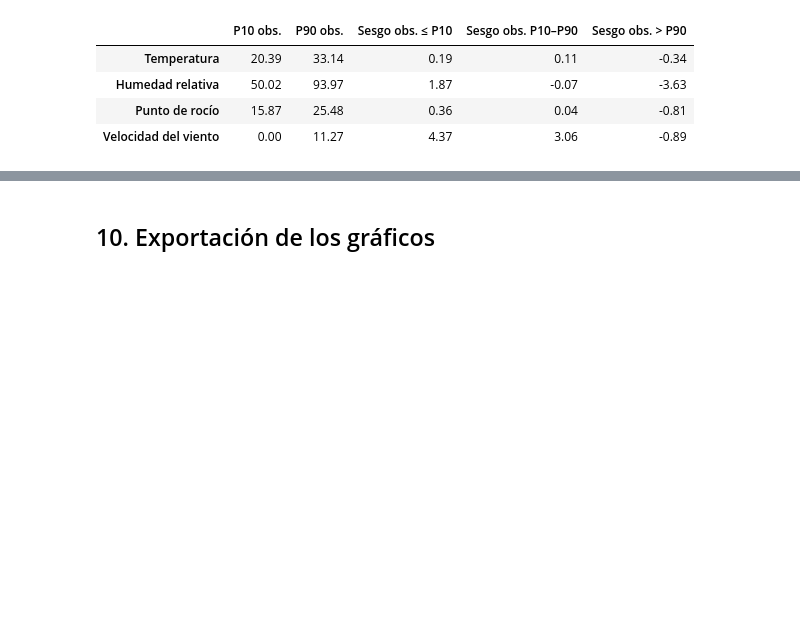
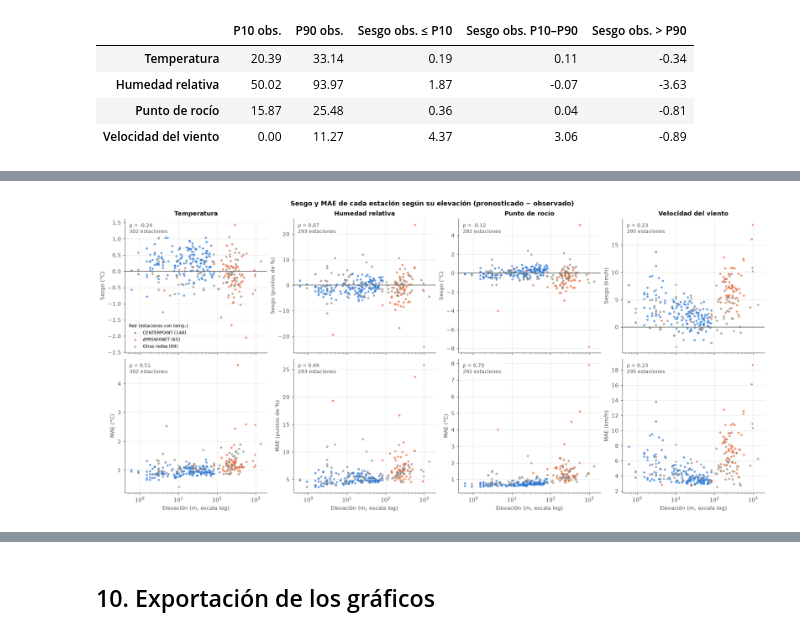
Before and after one commit to franconieto3/TPI_Taller_analisis_de_datos, a Jupyter notebook: notebooks/relaciones-bivariadas.ipynb, the cells around one changed output, grey strips where cells are left out. Drawn from its saved outputs; the diff is of its cells as text; code cells hidden in the pictures; blank space fills up the shorter version.

```diff
--- a/notebooks/relaciones-bivariadas.ipynb
+++ b/notebooks/relaciones-bivariadas.ipynb
@@ -595,7 +588,7 @@ def vector_medio(d):
 
 pares_viento = mp.dropna(subset=['obs_windspeed_kmh', 'fcst_windspeed_kmh'])
 pares_viento = pares_viento.assign(error=pares_viento['obs_windspeed_kmh'] - pares_viento['fcst_windspeed_kmh'])
-coords = estaciones.set_index('id')[['latitud', 'longitud']]
+coords = estaciones.set_index('station_id')[['latitud', 'longitud']]
 
 viento_estacion = (con_dir.groupby('station_id')[['u', 'v', 'obs_windspeed_kmh']].apply(vector_medio)
                    .query('n >= 100')
@@ -681,11 +674,9 @@ Resumen por franja de latitud. Se repite sin APRSWXNET para separar el efecto de
 # %%
 FRANJAS = [25, 31, 37, 43, 50]
 ETIQUETAS_FRANJA = ['25–31° (Golfo)', '31–37°', '37–43°', '43–50° (norte)']
-red_estacion = redes.set_index('station_id')['red']
 
 for d in (con_dir, pares_viento):
     d['franja'] = pd.cut(d['station_id'].map(coords['latitud']), FRANJAS, labels=ETIQUETAS_FRANJA)
-    d['red'] = d['station_id'].map(red_estacion)
 
 
 def resumen_franjas(dir_, pares):
@@ -893,0 +899,39 @@ tabla_error_obs.round(2)
+# %%
+N_MIN_ESTACION = 100
+COLORES_RED = {'CENTERPOINT': AZUL, 'APRSWXNET': NARANJA, 'Otras redes': '#8a8984'}
+
+atributos_estacion = estaciones.set_index('station_id')[['elevation', 'latitud', 'red']]
+filas = []
+for nombre, *_ in ERRORES:
+    g = mp.groupby('station_id')[f'error_{nombre}']
+    por_estacion = (pd.DataFrame({'n': g.count(), 'Sesgo': g.mean(), 'MAE': g.apply(lambda e: e.abs().mean())})
+                    .query('n >= @N_MIN_ESTACION').join(atributos_estacion).dropna(subset=['elevation']))
+    filas.append(por_estacion.assign(variable=nombre))
+error_estacion = pd.concat(filas).rename_axis('station_id').reset_index()
+error_estacion['grupo_red'] = error_estacion['red'].where(error_estacion['red'].isin(COLORES_RED), 'Otras redes')
+
+fig, axes = plt.subplots(2, 4, figsize=(17, 8), sharex=True, constrained_layout=True)
+for j, (nombre, unidad, *_) in enumerate(ERRORES):
+    d = error_estacion[error_estacion['variable'] == nombre]
+    for i, metrica in enumerate(['Sesgo', 'MAE']):
+        ax = axes[i, j]
+        if metrica == 'Sesgo':
+            ax.axhline(0, color=GRIS_TEXTO, lw=1)
+        for grupo, color in COLORES_RED.items():
+            dg = d[d['grupo_red'] == grupo]
+            ax.scatter(dg['elevation'], dg[metrica], s=16, color=color, alpha=0.7, linewidths=0,
+                       label=f'{grupo} ({len(dg)})' if j == 0 else None)
+        rho = d['elevation'].corr(d[metrica], method='spearman')
+        ax.text(0.03, 0.97, f'ρ = {rho:.2f}\n{len(d)} estaciones', transform=ax.transAxes, va='top', fontsize=9,
+                color=GRIS_TEXTO, bbox=dict(fc='white', ec='none', alpha=0.85))
+        ax.set(xscale='log', ylabel=f'{metrica} ({unidad})')
+        if i == 0:
+            ax.set_title(nombre)
+        else:
+            ax.set_xlabel('Elevación (m, escala log)')
+axes[0, 0].legend(frameon=False, loc='lower left', fontsize=8, title='Red (estaciones con temp.)', title_fontsize=8)
+fig.suptitle('Sesgo y MAE de cada estación según su elevación (pronosticado − observado)', fontweight='bold')
+figuras['11_error_vs_elevacion'] = fig
+plt.show()
+# %% [output]
+[figure, added]
```
Also changed, not shown: parts of 18 cells of this notebook, 2 other files.
